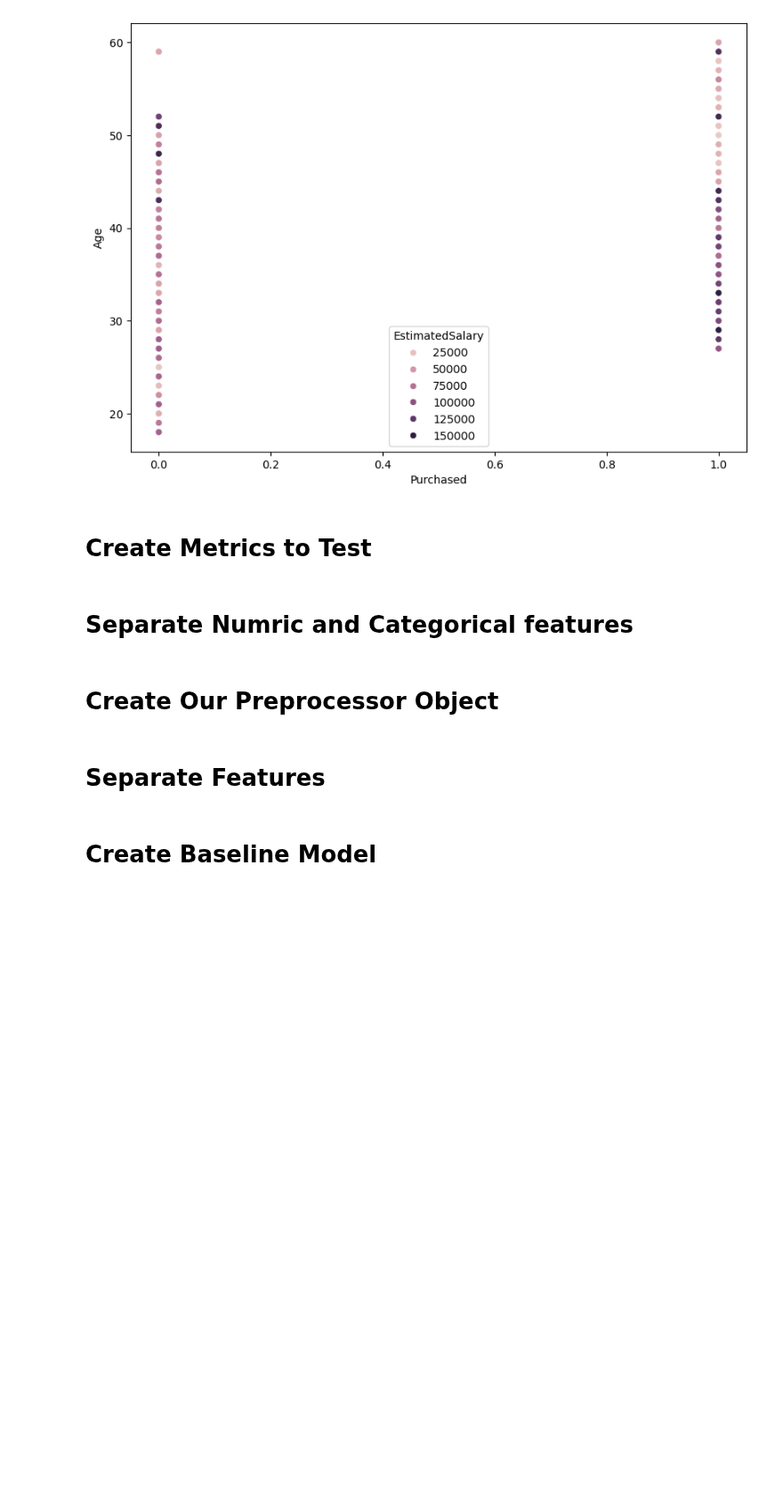
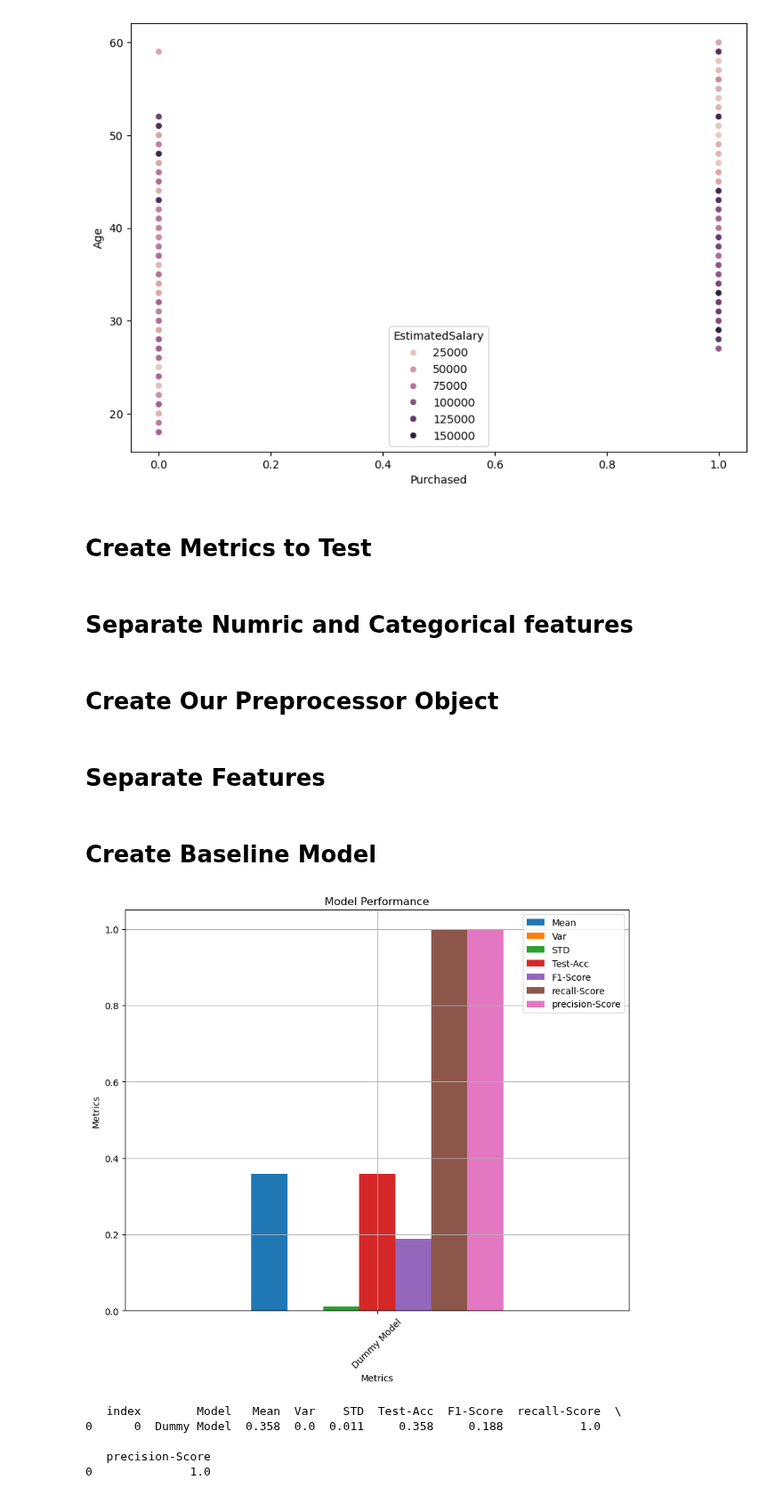
Before and after one commit to MaukanMir/-Social-Network-Ads-Classifier, a Jupyter notebook: training.ipynb, the cells around one changed output. Shown at 89% size. Cells and saved outputs as stored; diff of their text form; code cells hidden in the pictures; blank space fills up the shorter version.

Commit message:
added new model

```diff
--- a/training.ipynb
+++ b/training.ipynb
@@ -45,7 +45,16 @@ def check_class_imbalance(target):
   plt.show()
 
 def plot_model_performance(df, y, axis):
-  pass
+
+  fig, ax = plt.subplots(figsize=(10,8))
+  df.plot.bar(x="Model", y=y, ax=ax)
+  ax.set_xlabel("Metrics")
+  ax.set_ylabel(axis)
+  ax.set_title("Model Performance")
+  ax.grid(True)
+  ax.legend(y)
+  plt.xticks(rotation=45)
+  plt.show()
 
 def grab_selected_models(model_names):
   models = {
@@ -135,6 +144,7 @@ def test_selected_models(model_names, models, preprocessor, X, y, scoring_metric
     })
 
   df = pd.DataFrame(metric_tracker).sort_values(by="Mean", ascending=False).reset_index()
+  plot_model_performance(df, ["Mean", "Var", "STD", "Test-Acc", "F1-Score", "recall-Score", "precision-Score"], "Metrics")
   print(df)
 # %% [markdown]
 # EDA Analysis
@@ -251,3 +261,12 @@ X, y = df.drop("Purchased", axis=1), df["Purchased"]
 # Create Baseline Model
 # %%
 model = DummyClassifier(strategy="constant", constant=1)
+
+test_selected_models(["Dummy Model"], [model], preprocessor, X, y, acc_metric)
+# %% [output]
+[figure, added]
+   index        Model   Mean  Var    STD  Test-Acc  F1-Score  recall-Score  \
+0      0  Dummy Model  0.358  0.0  0.011     0.358     0.188           1.0
+
+   precision-Score
+0              1.0
```
